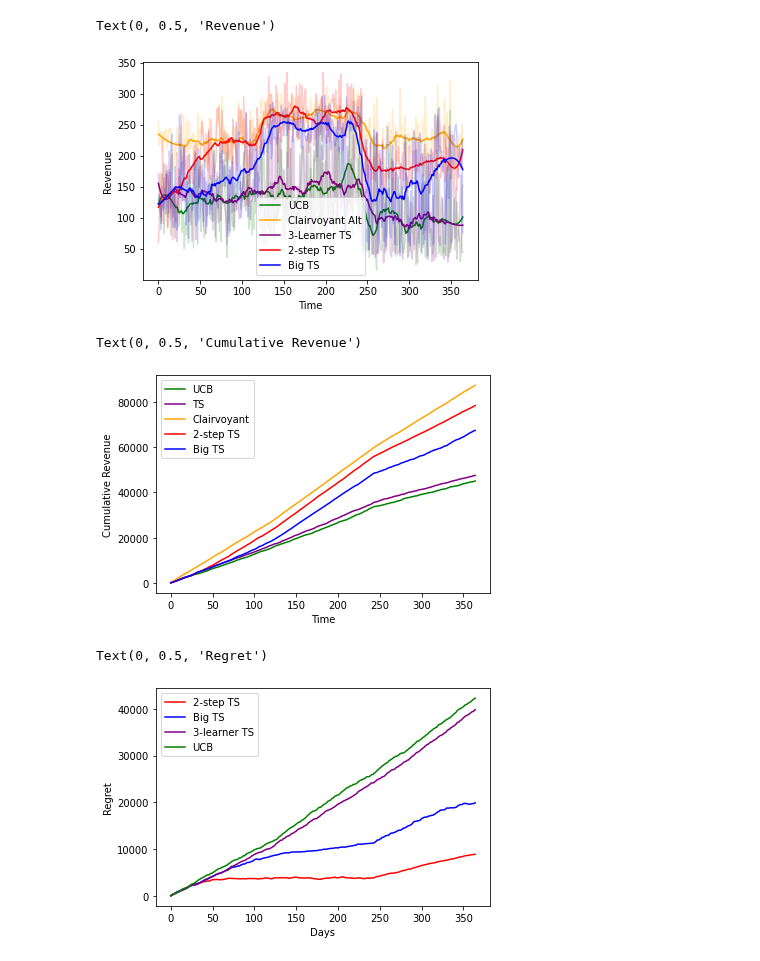
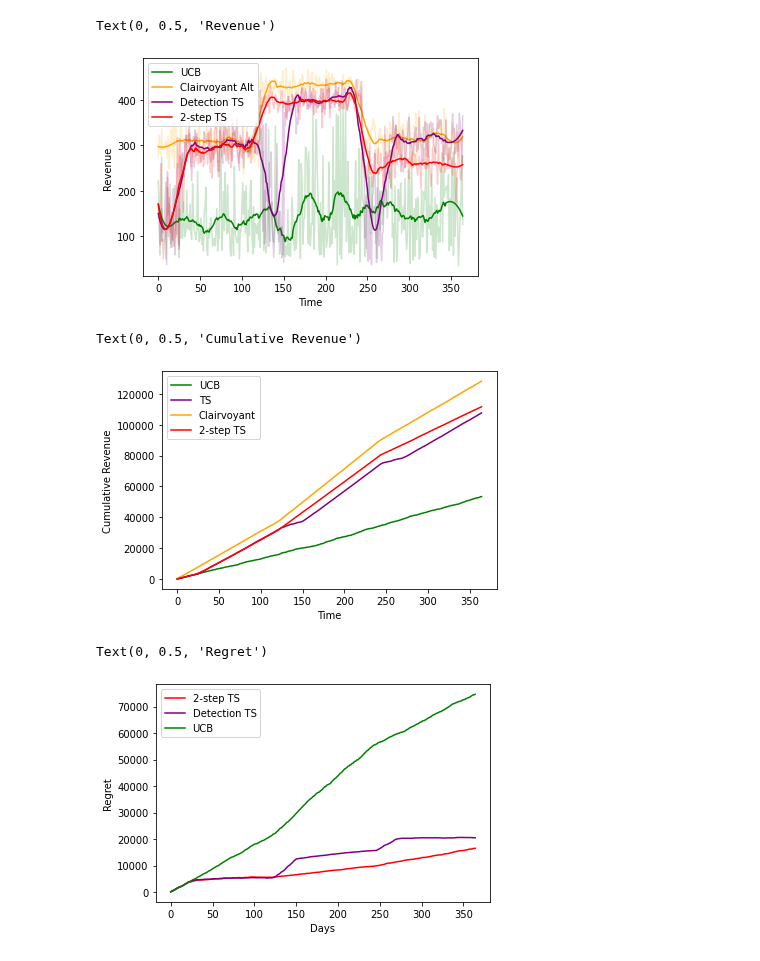
Before and after one commit to AliceCasali/Data_Intelligence_Application, a Jupyter notebook: step8.ipynb, the cells around one changed output. Drawn from its saved outputs; the diff is of its cells as text; code cells hidden in the pictures.

```diff
--- a/step8.ipynb
+++ b/step8.ipynb
@@ -4,46 +4,49 @@ import Shop
 from mab.ucb_learner import *
 from utilities import *
 # %%
-shop_small_ts = Shop.Shop()
+shop_detection_ts = Shop.Shop()
 shop_ucb = Shop.Shop()
 
 shop_ts = Shop.Shop()
-shop_big_ts = Shop.Shop()
+#shop_big_ts = Shop.Shop()
 shop_c = Shop.Shop()
 
-env = Environment_non_stationary.Environment(shop_small_ts.prices1, shop_small_ts.prices2, shop_small_ts.discounts, 3)
+env = Environment_non_stationary.Environment(shop_detection_ts.prices1, shop_detection_ts.prices2, shop_detection_ts.discounts, 3)
 
-shop_small_ts.set_conv_rate(env.true_conv1[0], env.true_conv2[0])
+shop_detection_ts.set_conv_rate(env.true_conv1[0], env.true_conv2[0])
 shop_ucb.set_conv_rate(env.true_conv1[0], env.true_conv2[0])
 
 shop_ts.set_conv_rate(env.true_conv1[0], env.true_conv2[0])
-shop_big_ts.set_conv_rate(env.true_conv1[0], env.true_conv2[0])
+#shop_big_ts.set_conv_rate(env.true_conv1[0], env.true_conv2[0])
 shop_c.set_conv_rate(env.true_conv1[0], env.true_conv2[0])
 
 
-price_arms = [(i, j) for i in range(len(shop_small_ts.prices1)) for j in range(len(shop_small_ts.prices2))]
+price_arms = [(i, j) for i in range(len(shop_detection_ts.prices1)) for j in range(len(shop_detection_ts.prices2))]
 n_price_arms = len(price_arms)
 
 matching_arms = [(i, j, k, l) for i in range(len(shop_ts.prices1)) for j in range(len(shop_ts.prices2)) for k in range(shop_ts.n_classes) for l in range(len(shop_ts.discounts))]
 n_matching_arms = len(matching_arms)
 
-small_matching_arms = [(i, j) for i in range(shop_small_ts.n_classes) for j in range(len(shop_small_ts.discounts))]
+detection_matching_arms = [(i, j, k, l) for i in range(len(shop_detection_ts.prices1)) for j in range(len(shop_detection_ts.prices2)) for k in range(shop_detection_ts.n_classes) for l in range(len(shop_detection_ts.discounts))]
+detection_n_matching_arms = len(matching_arms)
+
+small_matching_arms = [(i, j) for i in range(shop_detection_ts.n_classes) for j in range(len(shop_detection_ts.discounts))]
 small_n_matching_arms = len(small_matching_arms)
 
-shop_small_ts.set_assignment_learner('TS', small_n_matching_arms)
+shop_detection_ts.set_assignment_learner('TS', detection_n_matching_arms)
 shop_ucb.set_assignment_learner('UCB', small_n_matching_arms)
 
-shop_small_ts.set_price_learner('TS', 5)
+shop_detection_ts.set_price_learner('TS', n_price_arms)
 shop_ucb.set_price_learner('UCB', 5)
 
-shop_small_ts.set_price2_learner('TS', 5)
+#shop_detection_ts.set_price2_learner('TS', 5)
 shop_ucb.set_price2_learner('UCB', 5)
 
 shop_ts.set_price_learner('TS', n_price_arms)
 shop_ts.set_assignment_learner('TS', n_matching_arms)
 
 
-shop_big_ts.set_assignment_learner('TS', n_matching_arms)
+#shop_big_ts.set_assignment_learner('TS', n_matching_arms)
 # %%
 generated_promo_ratios = np.array([0.4, 0.25, 0.2, 0.15])
 max_ind_reward = max(env.prices1) + max(env.prices2)
@@ -264,41 +283,41 @@ CHANGE DETECTED! 133
 # %%
 import matplotlib.pyplot as plt
 from scipy.signal import savgol_filter
 
 plt.plot(u_rewards_per_class_per_day, color='green', alpha=0.2)
 plt.plot(savgol_filter(u_rewards_per_class_per_day, 41, 3), color='green',label='UCB')
 plt.plot(c_rewards_per_class_per_day, color='orange', alpha=0.2)
 plt.plot(savgol_filter(c_rewards_per_class_per_day, 41, 3), color='orange',label='Clairvoyant Alt')
-plt.plot(small_ts_rewards_per_class_per_day, color='purple', alpha=0.2)
-plt.plot(savgol_filter(small_ts_rewards_per_class_per_day, 41, 3), color='purple',label='3-Learner TS')
+plt.plot(detection_ts_rewards_per_class_per_day, color='purple', alpha=0.2)
+plt.plot(savgol_filter(detection_ts_rewards_per_class_per_day, 41, 3), color='purple',label='Detection TS')
 plt.plot(ts_rewards_per_class_per_day, color='red', alpha=0.2)
 plt.plot(savgol_filter(ts_rewards_per_class_per_day, 41, 3), color='red', label='2-step TS')
-plt.plot(big_ts_rewards_per_class_per_day, color='blue', alpha=0.2)
-plt.plot(savgol_filter(big_ts_rewards_per_class_per_day, 41, 3), color='blue', label='Big TS')
+#plt.plot(big_ts_rewards_per_class_per_day, color='blue', alpha=0.2)
+#plt.plot(savgol_filter(big_ts_rewards_per_class_per_day, 41, 3), color='blue', label='Big TS')
 
 plt.legend()
 plt.xlabel('Time')
 plt.ylabel('Revenue')
 # %% [output]
 Text(0, 0.5, 'Revenue')
-[figure, old version]
+[figure, new version]
 # %%
 plt.plot(np.cumsum(u_rewards_per_class_per_day), color='green', label='UCB')
-plt.plot(np.cumsum(small_ts_rewards_per_class_per_day), color='purple', label='TS')
+plt.plot(np.cumsum(detection_ts_rewards_per_class_per_day), color='purple', label='TS')
 plt.plot(np.cumsum(c_rewards_per_class_per_day), color='orange', label='Clairvoyant')
 plt.plot(np.cumsum(ts_rewards_per_class_per_day), color='red', label='2-step TS')
-plt.plot(np.cumsum(big_ts_rewards_per_class_per_day), color='blue', label='Big TS')
+#plt.plot(np.cumsum(big_ts_rewards_per_class_per_day), color='blue', label='Big TS')
 
 plt.legend()
 plt.xlabel('Time')
 plt.ylabel('Cumulative Revenue')
 # %% [output]
 Text(0, 0.5, 'Cumulative Revenue')
-[figure, old version]
+[figure, new version]
 # %%
 plt.plot(np.cumsum(np.array(c_rewards_per_class_per_day) - np.array(ts_rewards_per_class_per_day)), color='red', label='2-step TS')
-plt.plot(np.cumsum(np.array(c_rewards_per_class_per_day) - np.array(big_ts_rewards_per_class_per_day)), color='blue', label='Big TS')
-plt.plot(np.cumsum(np.array(c_rewards_per_class_per_day) - np.array(small_ts_rewards_per_class_per_day)), color='purple', label='3-learner TS')
+#plt.plot(np.cumsum(np.array(c_rewards_per_class_per_day) - np.array(big_ts_rewards_per_class_per_day)), color='blue', label='Big TS')
+plt.plot(np.cumsum(np.array(c_rewards_per_class_per_day) - np.array(detection_ts_rewards_per_class_per_day)), color='purple', label='Detection TS')
 plt.plot(np.cumsum(np.array(c_rewards_per_class_per_day) - np.array(u_rewards_per_class_per_day)), color='green', label='UCB')
 
 plt.legend()
@@ -306,4 +325,4 @@ plt.xlabel('Days')
 plt.ylabel('Regret')
 # %% [output]
 Text(0, 0.5, 'Regret')
-[figure, old version]
+[figure, new version]
```
Also changed, not shown: parts of 2 cells of this notebook, 2 other files.
